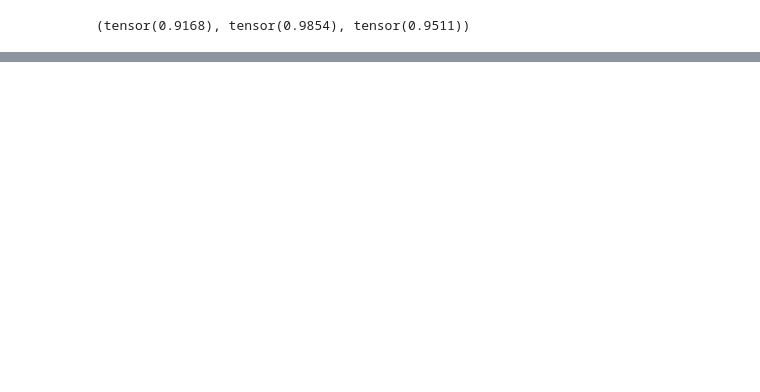
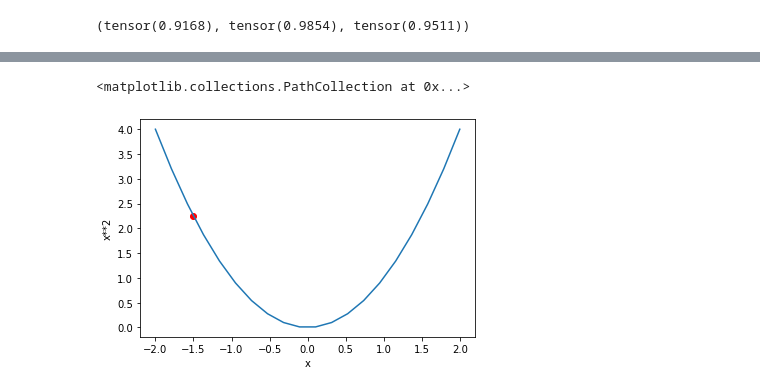
Before and after one commit to satani99/practical_deep_learning_for_coders, a Jupyter notebook: fast_ai_3.ipynb, the cells around one changed output, grey strips where cells are left out. Drawn from its saved outputs; the diff is of its cells as text; code cells hidden in the pictures; blank space fills up the shorter version.

```diff
--- a/fast_ai_3.ipynb
+++ b/fast_ai_3.ipynb
@@ -156,0 +172,6 @@ accuracy_3s, accuracy_7s, (accuracy_3s+accuracy_7s)/2
+# %%
+plot_function(f, 'x', 'x**2')
+plt.scatter(-1.5, f(-1.5), color='red')
+# %% [output]
+<matplotlib.collections.PathCollection at 0x...>
+[figure, added]
```
Also changed, not shown: parts of 6 cells of this notebook.
